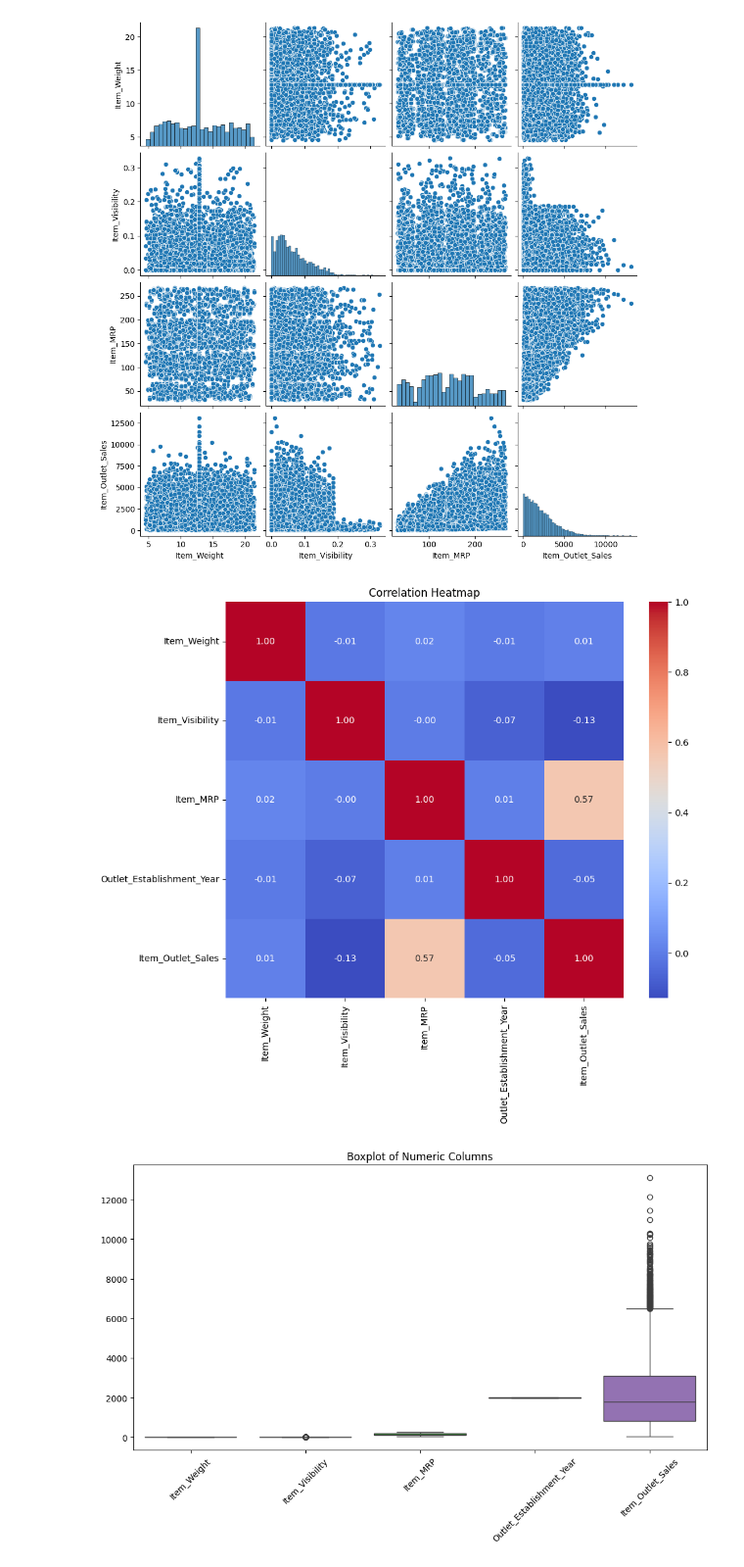
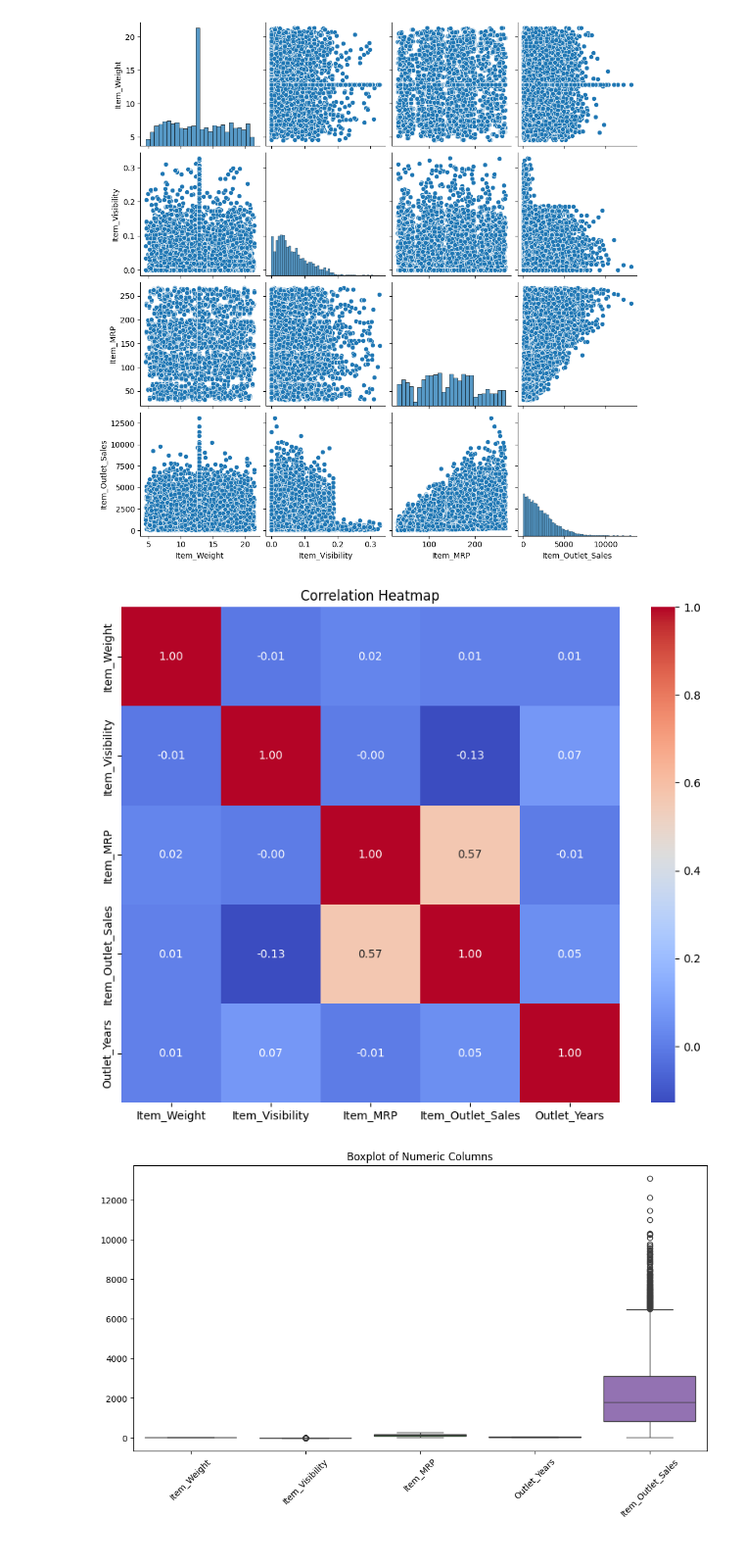
Before and after one commit to LEENAMONTHERO25/sales_marketing, a Jupyter notebook: notebooks/EDA.ipynb, the cells around one changed output. Shown at 98% size. Drawn from its saved outputs; the diff is of its cells as text; code cells hidden in the pictures.

```diff
--- a/notebooks/EDA.ipynb
+++ b/notebooks/EDA.ipynb
@@ -103,3 +103,20 @@ data.head()
 | 2 | FDN15 | 17.50 | Low Fat | 0.016760 | Meat | 141.6180 | ... |
 | 3 | FDX07 | 19.20 | Regular | 0.000000 | Fruits and Vegetables | 182.0950 | ... |
 | 4 | NCD19 | 8.93 | Low Fat | 0.000000 | Household | 53.8614 | ... |
+# %%
+import pandas as pd
+from datetime import datetime
+
+# Assuming data is your DataFrame with the given dataset
+# Convert "Outlet_Establishment_Year" to datetime
+data['Outlet_Establishment_Year'] = pd.to_datetime(data['Outlet_Establishment_Year'], format='%Y')
+
+# Extract the year from the datetime column
+current_year = datetime.now().year
+data['Outlet_Years'] = current_year - data['Outlet_Establishment_Year'].dt.year
+
+# Drop the original "Outlet_Establishment_Year" column if needed
+data.drop('Outlet_Establishment_Year', axis=1, inplace=True)
+
+# Display the updated DataFrame
+print(data)
@@ -215,16 +261,17 @@ sns.heatmap(correlation_matrix, annot=True, cmap='coolwarm', fmt=".2f")
 plt.title('Correlation Heatmap')
 plt.show()
 # %% [output]
-[figure, old version]
+[figure, new version]
 # %%
 # Selecting numeric columns for the boxplot
-numeric_columns = ['Item_Weight', 'Item_Visibility', 'Item_MRP', 'Outlet_Establishment_Year', 'Item_Outlet_Sales']
+numeric_columns = ['Item_Weight', 'Item_Visibility', 'Item_MRP',
+       'Outlet_Years', 'Item_Outlet_Sales']
 
 # Creating a boxplot
 plt.figure(figsize=(12, 6))
 sns.boxplot(data=data[numeric_columns])
 plt.title('Boxplot of Numeric Columns')
 plt.xticks(rotation=45)
 plt.show()
 # %% [output]
-[figure, old version]
+[figure, new version]
```
Also changed, not shown: parts of 8 cells of this notebook, 23 other files.
